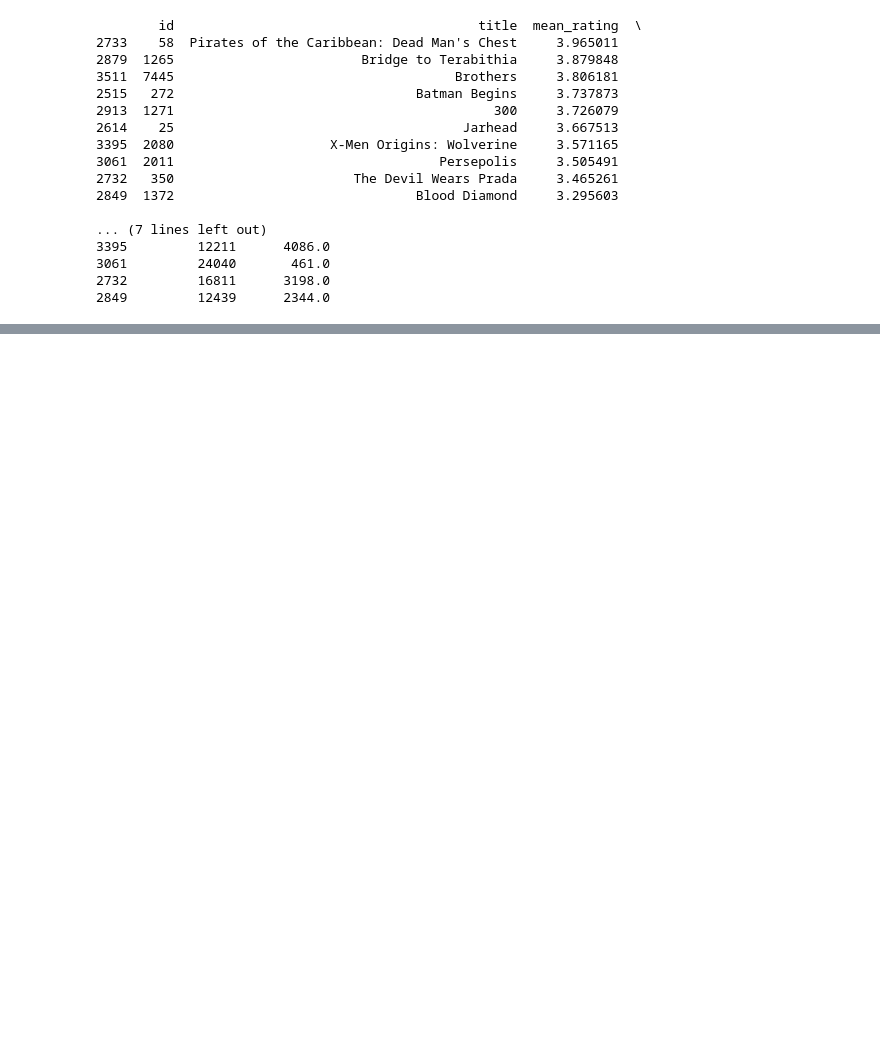
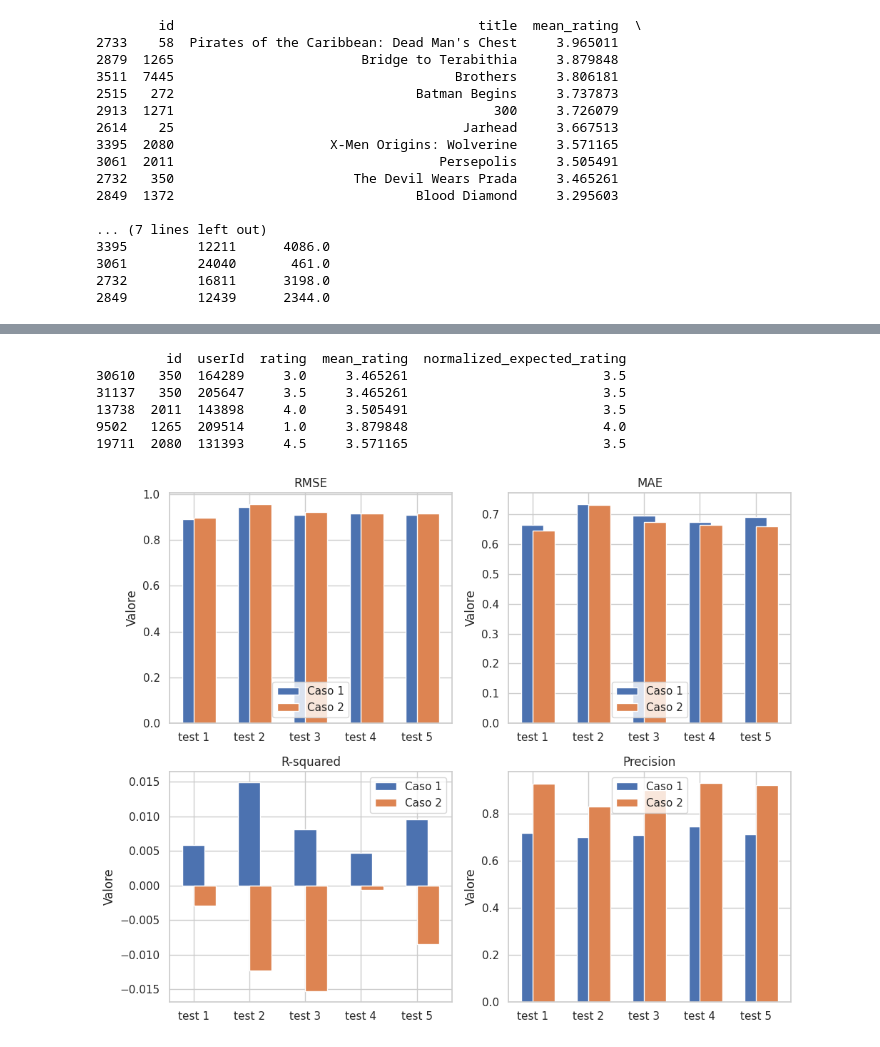
Before and after one commit to zxb-97/NLP1, a Jupyter notebook: Ghedo.ipynb, the cells around one changed output, grey strips where cells are left out. Cells and saved outputs as stored; diff of their text form; code cells hidden in the pictures; blank space fills up the shorter version.

```diff
--- a/Ghedo.ipynb
+++ b/Ghedo.ipynb
@@ -1540,0 +2177,53 @@ top_10_movies.to_csv('top_10_movies_2005_percentile_97_5_ratings_95_votes.csv',
+# %%
+# prompt: mostrami 5 esempi di cui sopra
+
+# Seleziona 5 esempi casuali dal dataset 'merged_test_set'
+sample_examples = merged_test_set.sample(n=5)
+
+# Stampa gli esempi
+print(sample_examples[['id', 'userId', 'rating', 'mean_rating', 'normalized_expected_rating']])
+# %% [output]
+         id  userId  rating  mean_rating  normalized_expected_rating
+30610   350  164289     3.0     3.465261                         3.5
+31137   350  205647     3.5     3.465261                         3.5
+13738  2011  143898     4.0     3.505491                         3.5
+9502   1265  209514     1.0     3.879848                         4.0
+19711  2080  131393     4.5     3.571165                         3.5
+# %%
+import matplotlib.pyplot as plt
+import numpy as np
+
+# Dati delle metriche per i sei esperimenti (per ciascuna metrica)
+metrics = ['RMSE', 'MAE', 'R-squared', 'Precision']
+case_1_values = [
+    [0.8924, 0.9452, 0.9117, 0.9155, 0.9096],  # RMSE per Caso 1
+    [0.6664, 0.7354, 0.6969, 0.6747, 0.6914],  # MAE per Caso 1
+    [0.0058, 0.0149, 0.0081, 0.0047, 0.0095],  # R-squared per Caso 1
+    [0.7167, 0.7004, 0.7074, 0.7439, 0.7130]   # Precision per Caso 1
+]
+
+case_2_values = [
+    [0.8963, 0.9581, 0.9224, 0.9179, 0.9178],  # RMSE per Caso 2
+    [0.6456, 0.7317, 0.6743, 0.6653, 0.6611],  # MAE per Caso 2
+    [-0.0029, -0.0123, -0.0153, -0.0007, -0.0085],  # R-squared per Caso 2
+    [0.9263, 0.8307, 0.8998, 0.9307, 0.9210]   # Precision per Caso 2
+]
+
+# Configurazione del grafico
+fig, axes = plt.subplots(2, 2, figsize=(10, 8))
+axes = axes.flatten()
+
+metric_names = ['RMSE', 'MAE', 'R-squared', 'Precision']
+x_labels = [f'test {i+1}' for i in range(5)]
+
+for i, ax in enumerate(axes):
+    ax.bar(x_labels, case_1_values[i], width=0.4, label='Caso 1', align='center')
+    ax.bar(x_labels, case_2_values[i], width=0.4, label='Caso 2', align='edge')
+    ax.set_title(metric_names[i])
+    ax.set_ylabel('Valore')
+    ax.legend()
+
+plt.tight_layout()
+plt.show()
+# %% [output]
+[figure, added]
```
Also changed, not shown: parts of 21 cells of this notebook.
